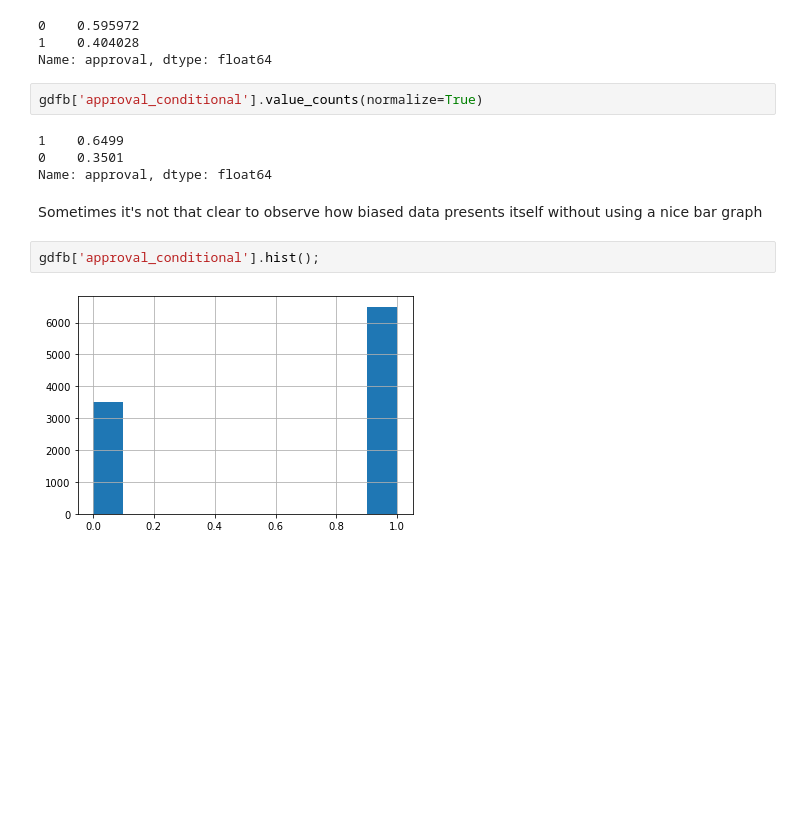
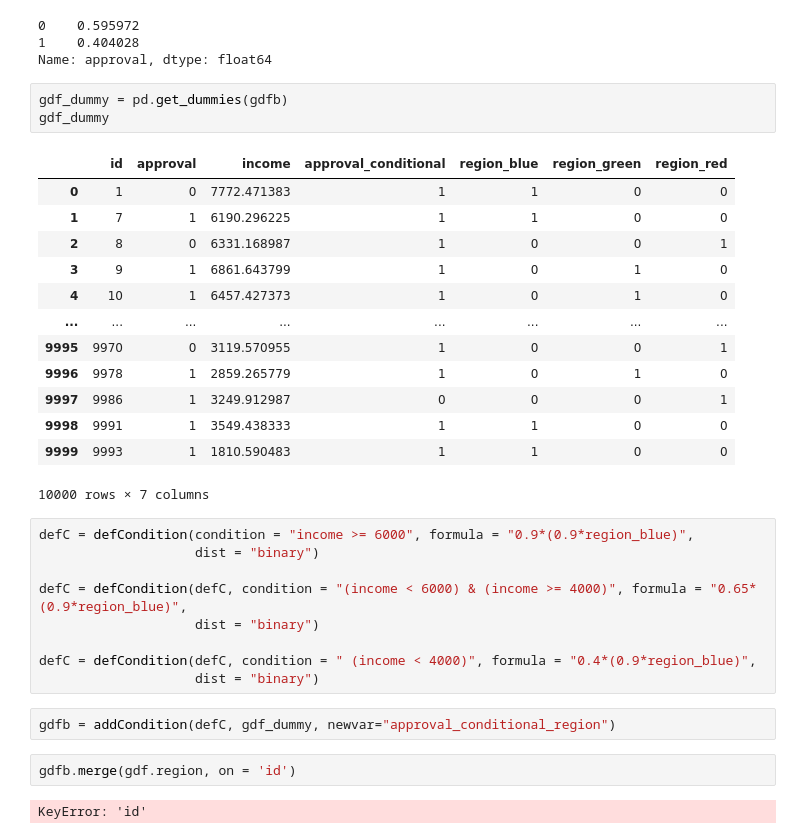
Before and after one commit to DAVIDCRUZ0202/pysimstudy, a Jupyter notebook: Demos/pysimstudy blog demo.ipynb, the cells around one changed output. Drawn from its saved outputs; the diff is of its cells as text; blank space fills up the shorter version.

```diff
--- a/Demos/pysimstudy blog demo.ipynb
+++ b/Demos/pysimstudy blog demo.ipynb
@@ -102,15 +120,35 @@ gdfb[gdfb['income'] < 4000]['approval_conditional'].value_counts(normalize=True)
 0    0.595972
 1    0.404028
 Name: approval, dtype: float64
-# %%
-gdfb['approval_conditional'].value_counts(normalize=True)
-# %% [output]
-1    0.6499
-0    0.3501
-Name: approval, dtype: float64
-# %% [markdown]
-Sometimes it's not that clear to observe how biased data presents itself without using a nice bar graph
-# %%
-gdfb['approval_conditional'].hist();
-# %% [output]
-[figure, removed]
+# %%
+gdf_dummy = pd.get_dummies(gdfb)
+gdf_dummy
+# %% [output]
+|  | id | approval | income | approval_conditional | region_blue | region_green | region_red |
+| 0 | 1 | 0 | 7772.471383 | 1 | 1 | 0 | 0 |
+| 1 | 7 | 1 | 6190.296225 | 1 | 1 | 0 | 0 |
+| 2 | 8 | 0 | 6331.168987 | 1 | 0 | 0 | 1 |
+| 3 | 9 | 1 | 6861.643799 | 1 | 0 | 1 | 0 |
+| 4 | 10 | 1 | 6457.427373 | 1 | 0 | 1 | 0 |
+| ... | ... | ... | ... | ... | ... | ... | ... |
+| 9995 | 9970 | 0 | 3119.570955 | 1 | 0 | 0 | 1 |
+| 9996 | 9978 | 1 | 2859.265779 | 1 | 0 | 1 | 0 |
+| 9997 | 9986 | 1 | 3249.912987 | 0 | 0 | 0 | 1 |
+| 9998 | 9991 | 1 | 3549.438333 | 1 | 1 | 0 | 0 |
+| 9999 | 9993 | 1 | 1810.590483 | 1 | 1 | 0 | 0 |
+10000 rows × 7 columns
+# %%
+defC = defCondition(condition = "income >= 6000", formula = "0.9*(0.9*region_blue)",
+                    dist = "binary")
+
+defC = defCondition(defC, condition = "(income < 6000) & (income >= 4000)", formula = "0.65*(0.9*region_blue)",
+                    dist = "binary")
+
+defC = defCondition(defC, condition = " (income < 4000)", formula = "0.4*(0.9*region_blue)",
+                    dist = "binary")
+# %%
+gdfb = addCondition(defC, gdf_dummy, newvar="approval_conditional_region")
+# %%
+gdfb.merge(gdf.region, on = 'id')
+# %% [output]
+KeyError: 'id'
```
Also changed, not shown: parts of 21 cells of this notebook.
